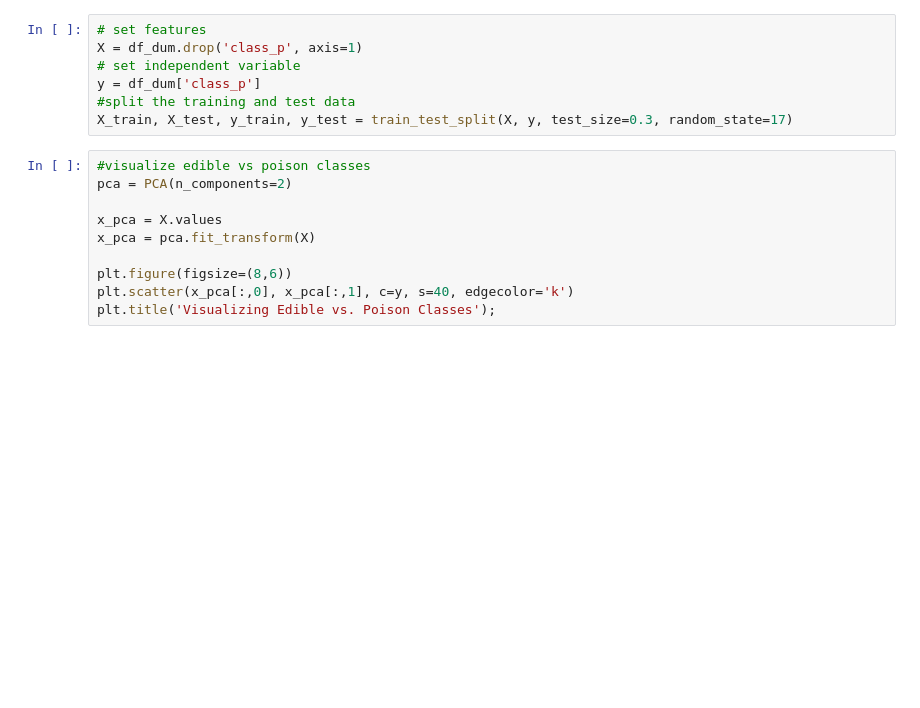
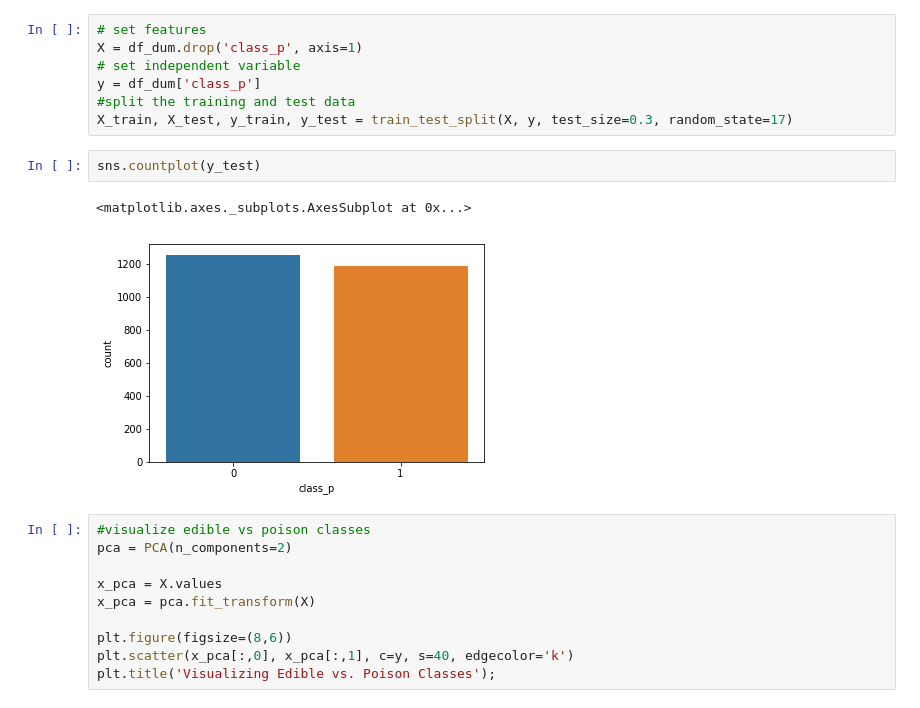
Before and after one commit to BrendanMoore42/ProjectTemp, a Jupyter notebook: MushroomClass/mushroom_kern1.ipynb, the cells around one changed output. Saved outputs shown, nothing was run; the diff lists cells and outputs as text; blank space fills up the shorter version.

```diff
--- a/MushroomClass/mushroom_kern1.ipynb
+++ b/MushroomClass/mushroom_kern1.ipynb
@@ -91,6 +121,11 @@ X = df_dum.drop('class_p', axis=1)
 y = df_dum['class_p']
 #split the training and test data
 X_train, X_test, y_train, y_test = train_test_split(X, y, test_size=0.3, random_state=17)
+# %%
+sns.countplot(y_test)
+# %% [output]
+<matplotlib.axes._subplots.AxesSubplot at 0x...>
+[figure, added]
 # %%
 #visualize edible vs poison classes
 pca = PCA(n_components=2)
```
Also changed, not shown: parts of 25 cells of this notebook.
